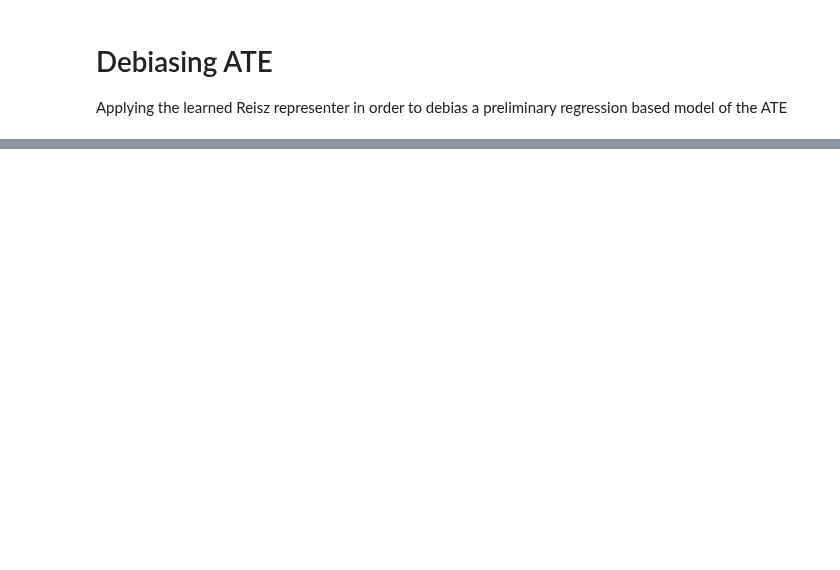
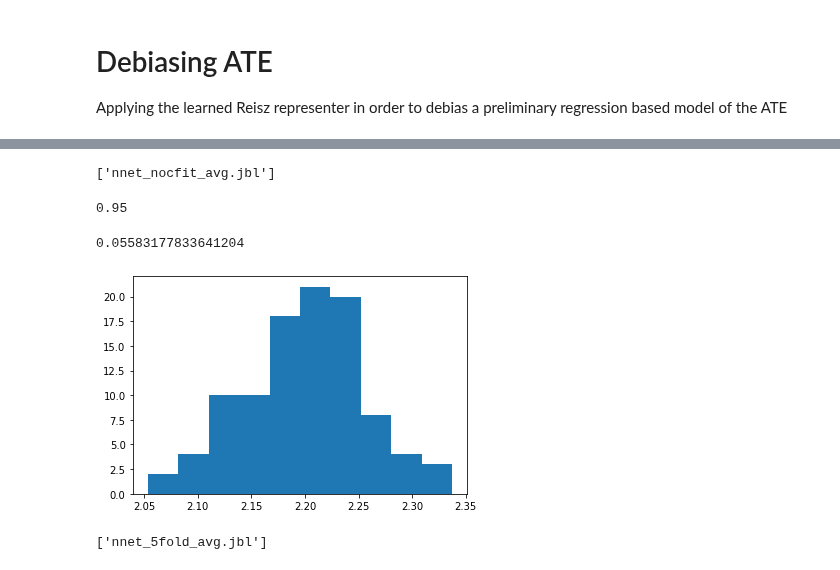
Before and after one commit to syrgkanislab/adversarial_reisz, a Jupyter notebook: AdversarialReisz.ipynb, the cells around one changed output, grey strips where cells are left out. Cells and saved outputs as stored; diff of their text form; code cells hidden in the pictures; blank space fills up the shorter version.

```diff
--- a/AdversarialReisz.ipynb
+++ b/AdversarialReisz.ipynb
@@ -272,0 +502,5 @@ plt.show()
+# %%
+import joblib
+joblib.dump(results, 'nnet_nocfit_avg.jbl')
+# %% [output]
+['nnet_nocfit_avg.jbl']
@@ -272,0 +560,18 @@ plt.show()
+# %%
+np.mean((results[:, 1] <= true) & (results[:, 2] >= true))
+# %% [output]
+0.95
+# %%
+np.std(results[:, 0])
+# %% [output]
+0.05583177833641204
+# %%
+plt.hist(results[:, 0])
+plt.show()
+# %% [output]
+[figure, added]
+# %%
+import joblib
+joblib.dump(results, 'nnet_5fold_avg.jbl')
+# %% [output]
+['nnet_5fold_avg.jbl']
```
Also changed, not shown: parts of 31 cells of this notebook, 5 other files.
